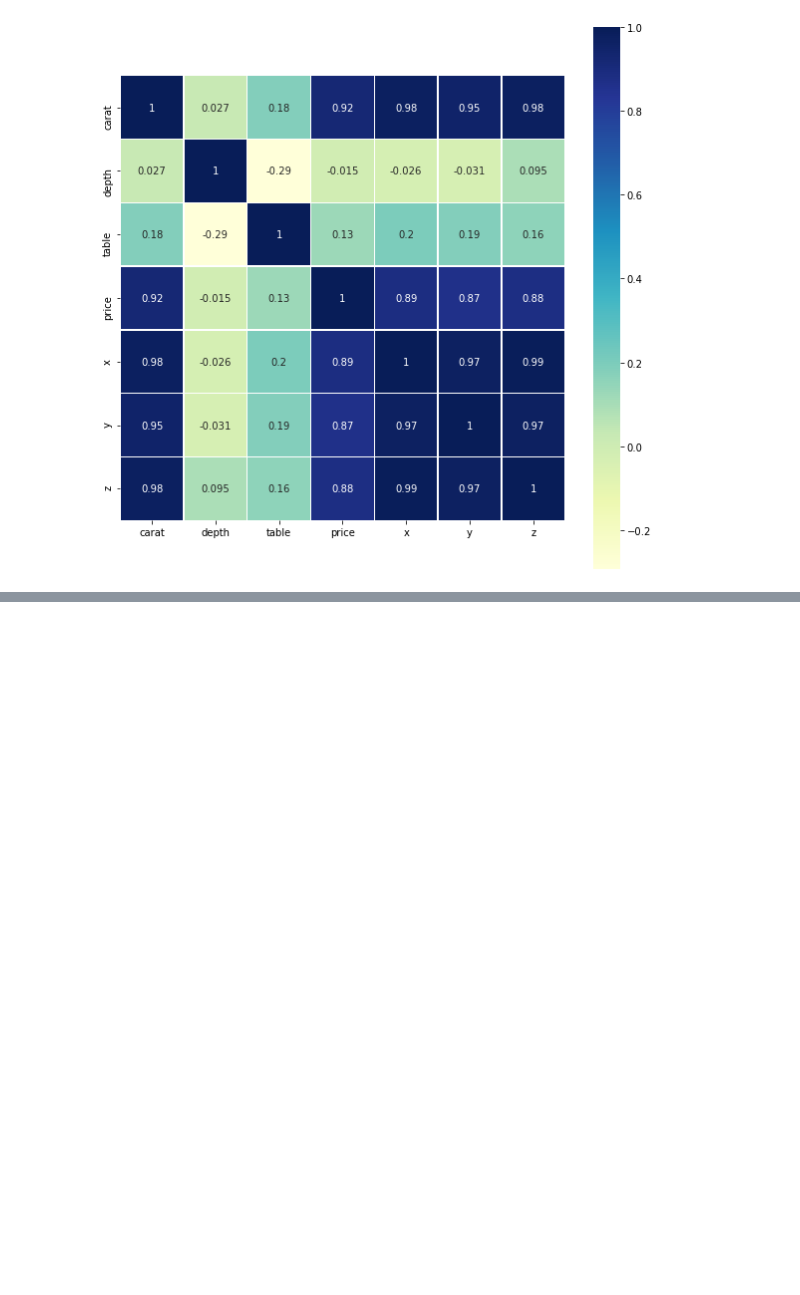
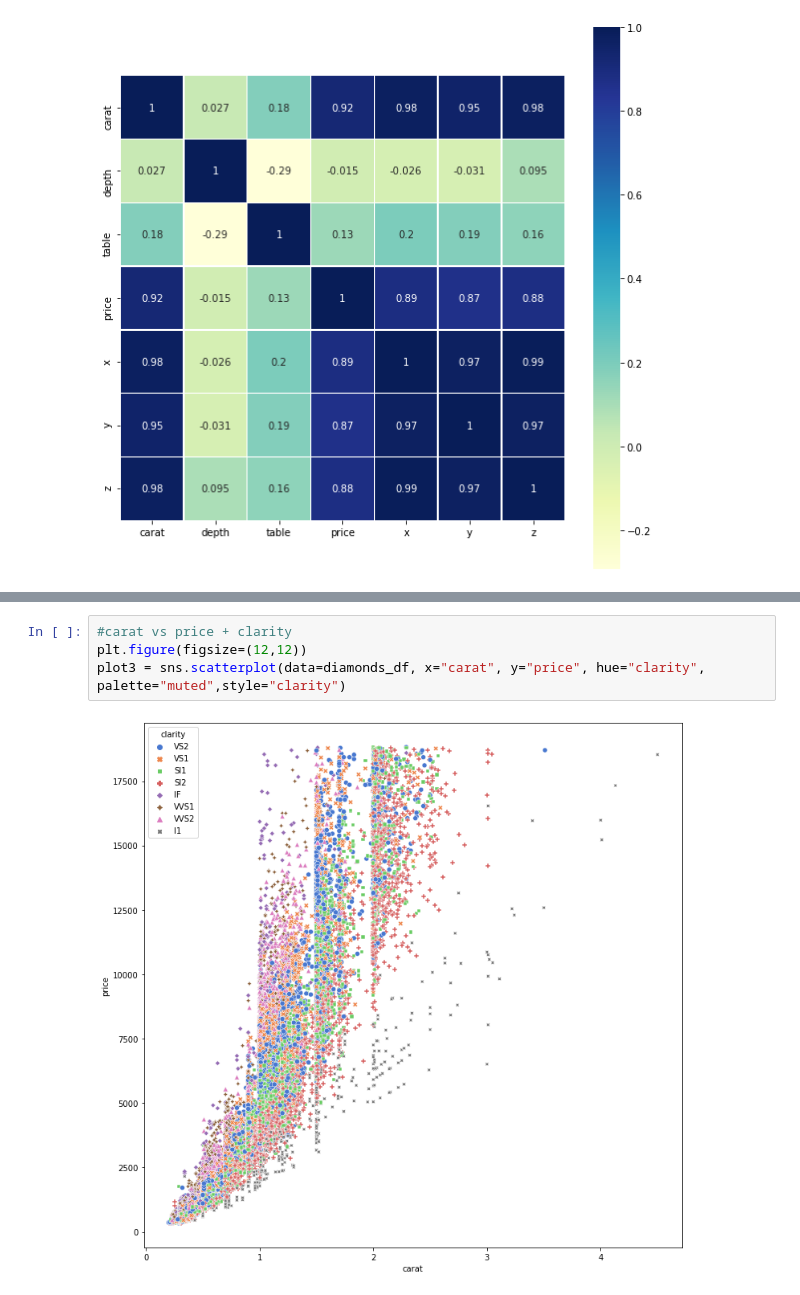
Before and after one commit to JaimeGarciaVel/ih_datamadpt0420_project_m2, a Jupyter notebook: notebooks/Project2.ipynb, the cells around one changed output, grey strips where cells are left out. Drawn from its saved outputs; the diff is of its cells as text; blank space fills up the shorter version.

```diff
--- a/notebooks/Project2.ipynb
+++ b/notebooks/Project2.ipynb
@@ -137,0 +150,6 @@ sns.pairplot(diamonds_df, vars = ['carat', 'price','depth', 'x', 'y', 'z'])
+# %%
+#carat vs price + clarity
+plt.figure(figsize=(12,12))
+plot3 = sns.scatterplot(data=diamonds_df, x="carat", y="price", hue="clarity", palette="muted",style="clarity")
+# %% [output]
+[figure, added]
```
Also changed, not shown: parts of 15 cells of this notebook.
